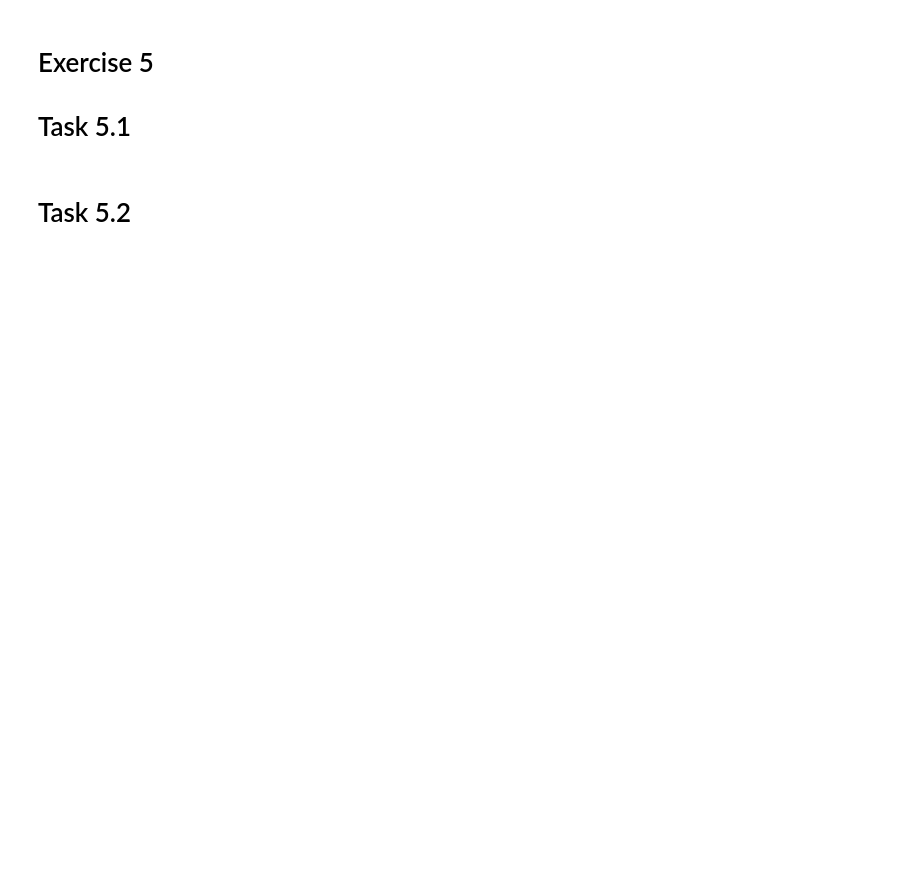
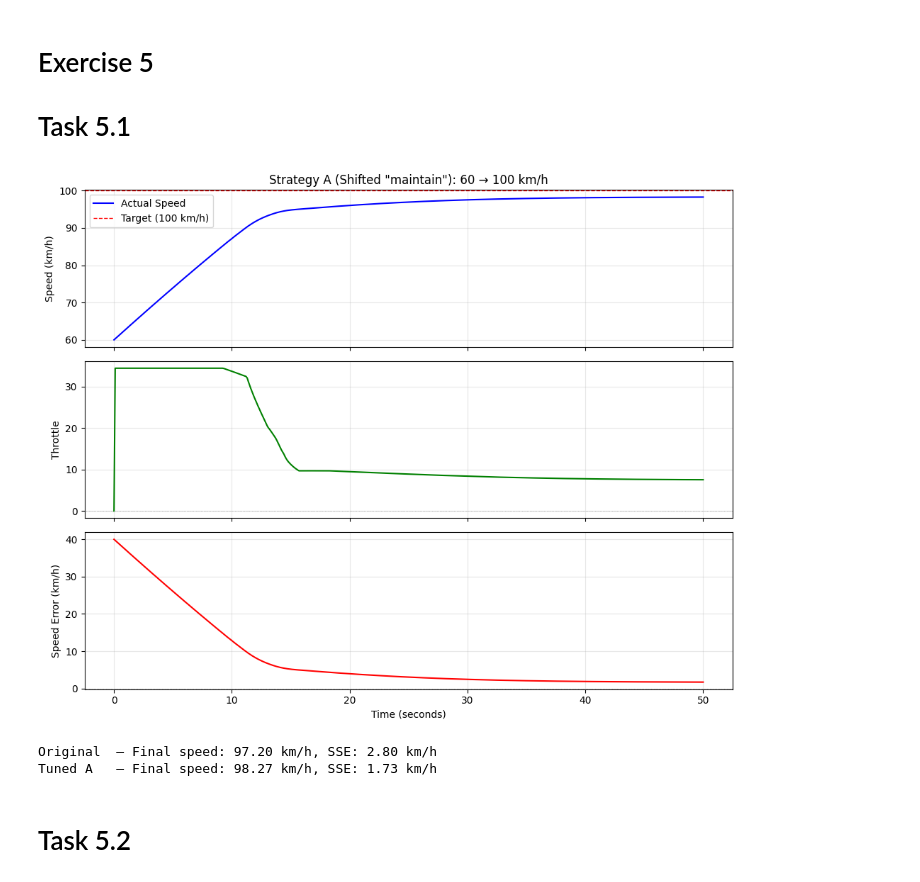
Before and after one commit to MichalZdziubany/codespaces-jupyter, a Jupyter notebook: notebooks/lab6.ipynb, the cells around one changed output. Saved outputs shown, nothing was run; the diff lists cells and outputs as text; code cells hidden in the pictures; blank space fills up the shorter version.

```diff
--- a/notebooks/lab6.ipynb
+++ b/notebooks/lab6.ipynb
@@ -422,13 +437,78 @@ Speed drop: 2.74 km/h
 # Exercise 5
 # Task 5.1
 # %%
-# TODO: Code here a modified controller with shifted "maintain" MF
-# Tip: Copy the code from Exercise 2.1, changing only the "maintain" MF
-# according to the instruction in the markdown cell just above
+def create_tuned_controller_A():
+    """Mamdani controller with the 'maintain' MF shifted right to compensate for drag."""
+    engine = fl.Engine(
+        name="CruiseControl_TunedA",
+        input_variables=[
+            fl.InputVariable(
+                name="speed_error", minimum=-30, maximum=30,
+                terms=[
+                    fl.Trapezoid("large_negative", -30, -30, -15, -5),
+                    fl.Triangle("small_negative", -10, -5, 0),
+                    fl.Triangle("zero", -5, 0, 5),
+                    fl.Triangle("small_positive", 0, 5, 10),
+                    fl.Trapezoid("large_positive", 5, 15, 30, 30),
+                ],
+            ),
+            fl.InputVariable(
+                name="acceleration", minimum=-5, maximum=5,
+                terms=[
+                    fl.Trapezoid("braking", -5, -5, -2, 0),
+                    fl.Triangle("steady", -1, 0, 1),
+                    fl.Trapezoid("accelerating", 0, 2, 5, 5),
+                ],
+            ),
+        ],
+        output_variables=[
+            fl.OutputVariable(
+                name="throttle", minimum=-50, maximum=50,
+                aggregation=fl.Maximum(),
+                defuzzifier=fl.Centroid(200),
+                terms=[
+                    fl.Trapezoid("brake_hard", -50, -50, -30, -10),
+                    fl.Triangle("brake_light", -20, -10, 0),
+                    fl.Triangle("maintain", -2, 3, 8),   # shifted right vs original (-5, 0, 5)
+                    fl.Triangle("accelerate_light", 0, 10, 20),
+                    fl.Trapezoid("accelerate_hard", 10, 30, 50, 50),
+                ],
+            ),
+        ],
+        rule_blocks=[
+            fl.RuleBlock(
+                name="rules",
+                conjunction=fl.Minimum(),
+                disjunction=fl.Maximum(),
+                implication=fl.Minimum(),
+                activation=fl.General(),
+                rules=[
+                    fl.Rule.create("if speed_error is large_negative then throttle is brake_hard"),
+                    fl.Rule.create("if speed_error is small_negative and acceleration is accelerating then throttle is brake_light"),
+                    fl.Rule.create("if speed_error is small_negative and acceleration is steady then throttle is brake_light"),
+                    fl.Rule.create("if speed_error is small_negative and acceleration is braking then throttle is maintain"),
+                    fl.Rule.create("if speed_error is zero then throttle is maintain"),
+                    fl.Rule.create("if speed_error is small_positive and acceleration is braking then throttle is accelerate_light"),
+                    fl.Rule.create("if speed_error is small_positive and acceleration is steady then throttle is accelerate_light"),
+                    fl.Rule.create("if speed_error is small_positive and acceleration is accelerating then throttle is maintain"),
+                    fl.Rule.create("if speed_error is large_positive then throttle is accelerate_hard"),
+                ],
+            ),
+        ],
+    )
+    return engine
 
-# Run the 60→100 simulation
 tuned_a = create_tuned_controller_A()
 result_a = run_simulation(tuned_a, plant, target_speed=100, initial_speed=60, n_steps=500)
-print(f"Tuned A — Final speed: {result_a['speeds'][-1]:.2f}, SSE: {100 - result_a['speeds'][-1]:.2f}")
+
+plot_simulation(result_a['times'], result_a['speeds'], result_a['throttles'], result_a['errors'],
+    target=100, title='Strategy A (Shifted "maintain"): 60 → 100 km/h')
+
+print(f"Original  — Final speed: {result['speeds'][-1]:.2f} km/h, SSE: {100 - result['speeds'][-1]:.2f} km/h")
+print(f"Tuned A   — Final speed: {result_a['speeds'][-1]:.2f} km/h, SSE: {100 - result_a['speeds'][-1]:.2f} km/h")
+# %% [output]
+[figure, added]
+Original  — Final speed: 97.20 km/h, SSE: 2.80 km/h
+Tuned A   — Final speed: 98.27 km/h, SSE: 1.73 km/h
 # %% [markdown]
 # Task 5.2
```
Also changed, not shown: parts of 11 cells of this notebook.
